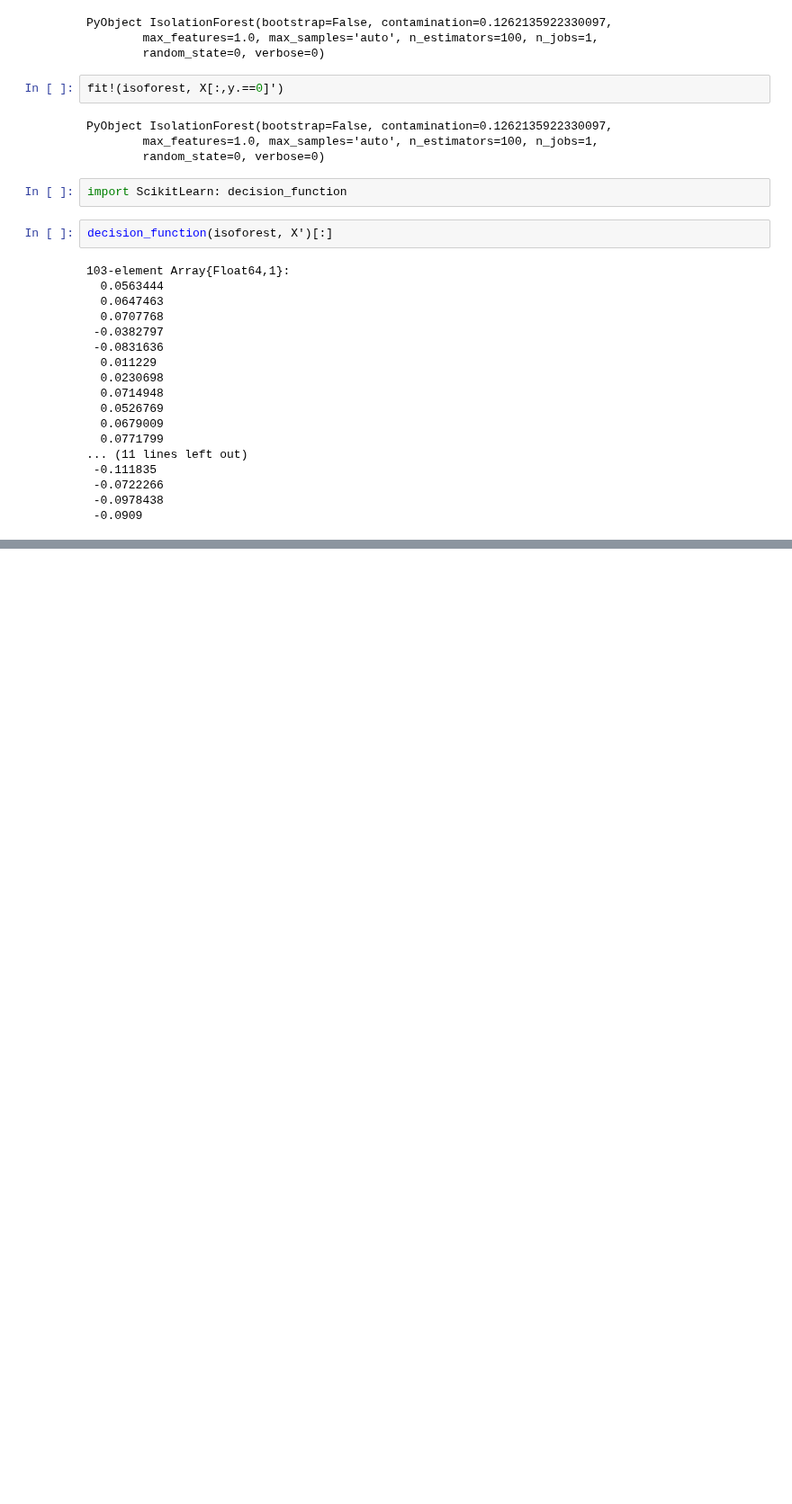
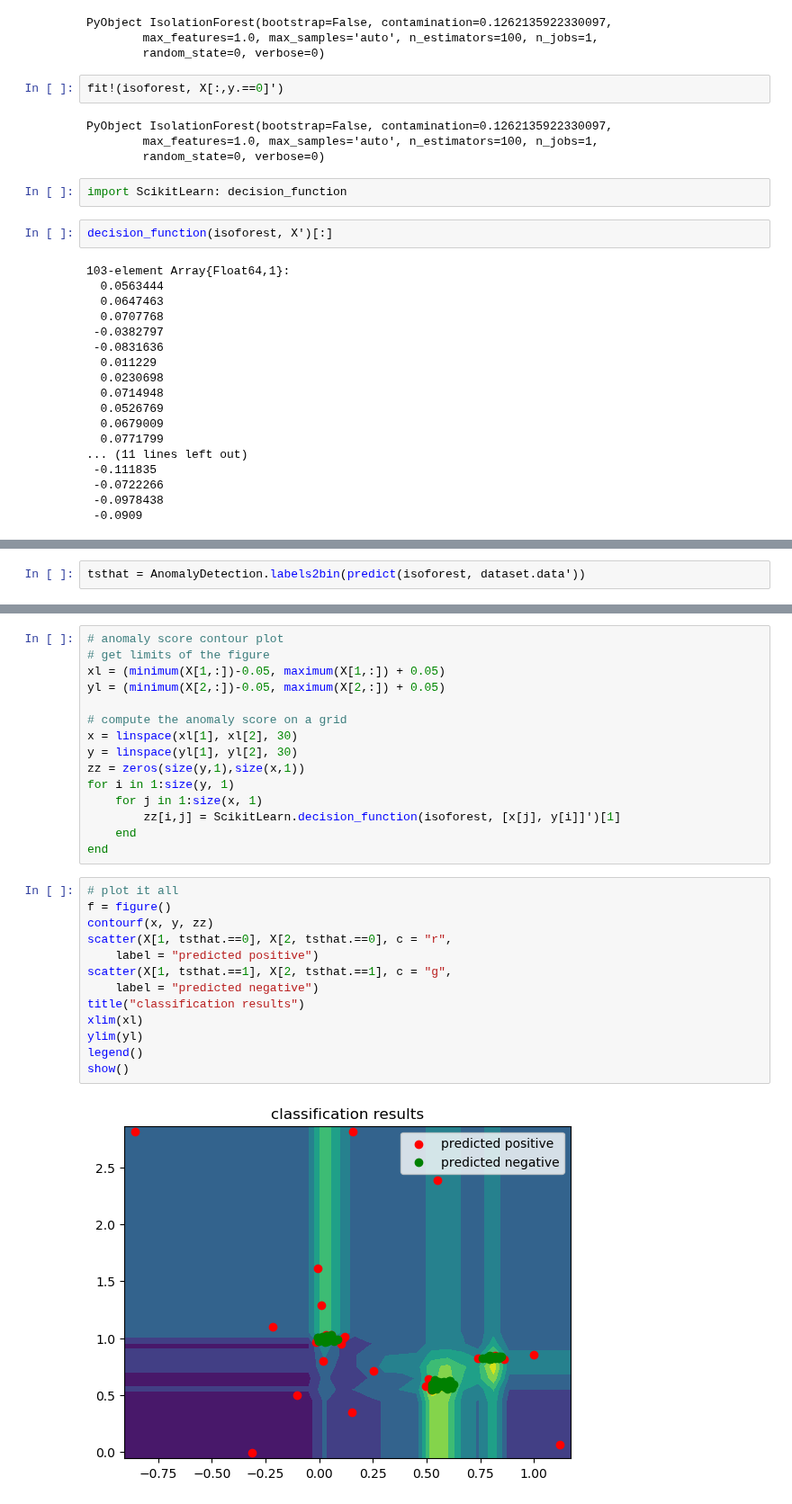
Before and after one commit to smidl/AnomalyDetection.jl, a Jupyter notebook: examples/ISOforest_anomaly_detection.ipynb, the cells around one changed output, grey strips where cells are left out. Shown at 90% size. Drawn from its saved outputs; the diff is of its cells as text; blank space fills up the shorter version.

Commit message:
moon data

```diff
--- a/examples/ISOforest_anomaly_detection.ipynb
+++ b/examples/ISOforest_anomaly_detection.ipynb
@@ -113,0 +67,2 @@ show()
+# %%
+tsthat = AnomalyDetection.labels2bin(predict(isoforest, dataset.data'))
@@ -113,0 +87,30 @@ show()
+# %%
+# anomaly score contour plot
+# get limits of the figure
+xl = (minimum(X[1,:])-0.05, maximum(X[1,:]) + 0.05)
+yl = (minimum(X[2,:])-0.05, maximum(X[2,:]) + 0.05)
+
+# compute the anomaly score on a grid
+x = linspace(xl[1], xl[2], 30)
+y = linspace(yl[1], yl[2], 30)
+zz = zeros(size(y,1),size(x,1))
+for i in 1:size(y, 1)
+    for j in 1:size(x, 1)
+        zz[i,j] = ScikitLearn.decision_function(isoforest, [x[j], y[i]]')[1]
+    end
+end
+# %%
+# plot it all
+f = figure()
+contourf(x, y, zz)
+scatter(X[1, tsthat.==0], X[2, tsthat.==0], c = "r",
+    label = "predicted positive")
+scatter(X[1, tsthat.==1], X[2, tsthat.==1], c = "g",
+    label = "predicted negative")
+title("classification results")
+xlim(xl)
+ylim(yl)
+legend()
+show()
+# %% [output]
+[figure, added]
```
Also changed, not shown: parts of 5 cells of this notebook, 9 other files.
